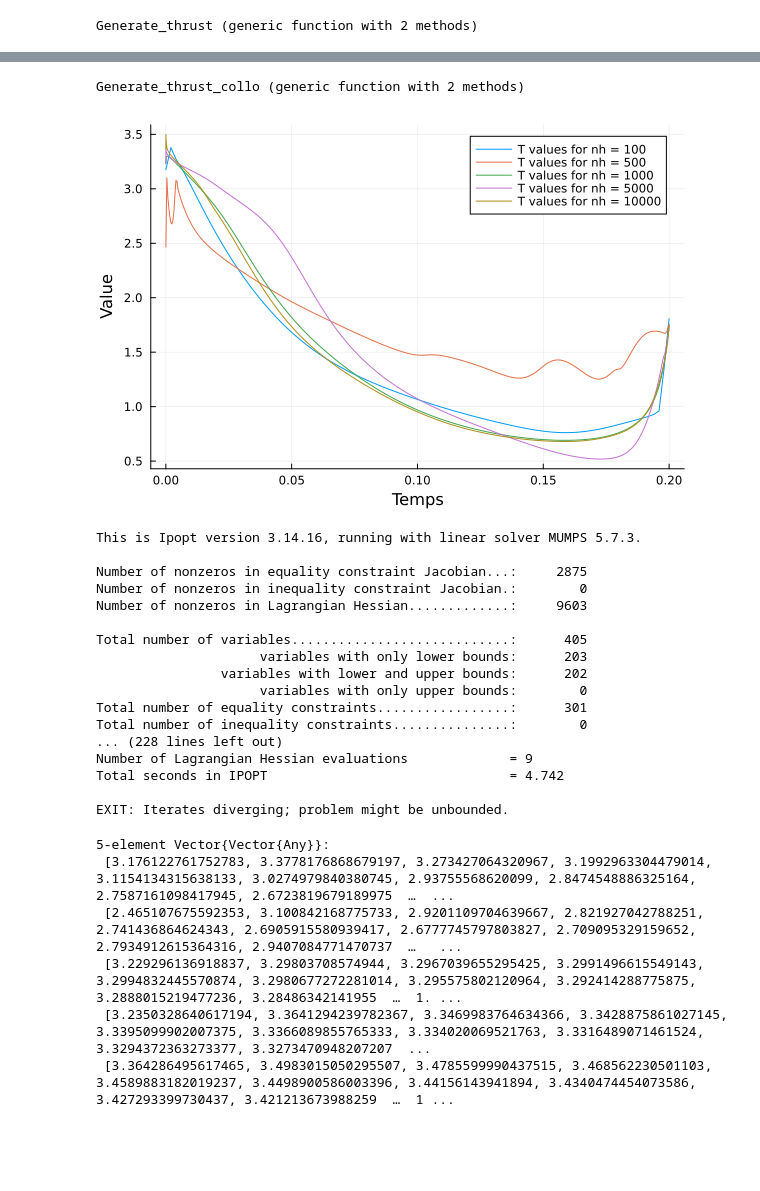
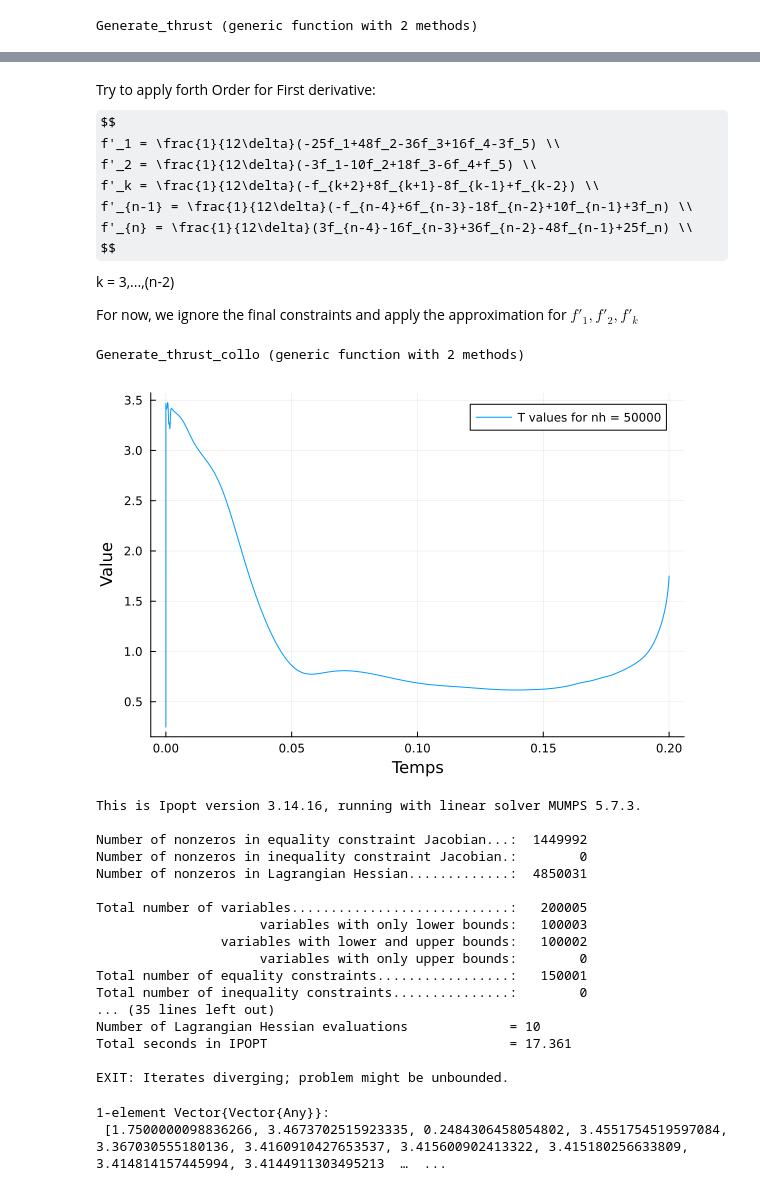
Before and after one commit to MaloZHOU/TR-Contr-le-Multi-Pr-cision-ZHOU, a Jupyter notebook: goddard.ipynb, the cells around one changed output, grey strips where cells are left out. Cells and saved outputs as stored; diff of their text form; code cells hidden in the pictures; some formulas as TeX source; blank space fills up the shorter version.

```diff
--- a/goddard.ipynb
+++ b/goddard.ipynb
@@ -104,6 +104,18 @@ EXIT: Optimal Solution Found.
  [3.4994885322004876, 3.499742501213245, 3.499737634092226, 3.4997326691909807, 3.4997275818421394, 3.4997223618423265, 3.4997170019497847, 3.4997114958033233, 3.4997058372927654, 3.4997000203070945   ...
  [3.4974846831122663, 3.4987393782632714, 3.498733429286303, 3.4987279513157095, 3.498722673190024, 3.498717501602579, 3.4987123910502906, 3.4987073158273314, 3.498702260013552, 3.498697213071389  …   ...
  [3.495028391425834, 3.4975079635543564, 3.497498946072467, 3.4974915137366547, 3.4974847575555406, 3.4974784018032903, 3.497472315426661, 3.4974664225752417, 3.4974606745000187, 3.497455037792555  …  ...
+# %% [markdown]
+Try to apply forth Order for First derivative:
+$$
+f'_1 = \frac{1}{12\delta}(-25f_1+48f_2-36f_3+16f_4-3f_5) \\
+f'_2 = \frac{1}{12\delta}(-3f_1-10f_2+18f_3-6f_4+f_5) \\
+f'_k = \frac{1}{12\delta}(-f_{k+2}+8f_{k+1}-8f_{k-1}+f_{k-2}) \\
+f'_{n-1} = \frac{1}{12\delta}(-f_{n-4}+6f_{n-3}-18f_{n-2}+10f_{n-1}+3f_n) \\
+f'_{n} = \frac{1}{12\delta}(3f_{n-4}-16f_{n-3}+36f_{n-2}-48f_{n-1}+25f_n) \\
+$$
+k = 3,...,(n-2)
+
+For now, we ignore the final constraints and apply the approximation for $f'_1,f'_2,f'_k$
 # %%
 function rocket_model_collo(nh)
     h_0 = 1.0   #hauteur init
@@ -142,10 +154,20 @@ function rocket_model_collo(nh)
 
     # Dynamics à modifier
     @constraints(model, begin
-        con_dh[i=1:nh-1], h[i] == h[i-1] + (1/12) * step * ( 8 * (dh[i] + dh[i-1]) - (dh[i+1] + dh[i-1]) )
-        con_dv[i=1:nh-1], v[i] == v[i-1] + (1/12) * step * ( 8 * (dv[i] + dv[i-1]) - (dv[i+1] + dv[i-1]) )
-        con_dm[i=1:nh-1], m[i] == m[i-1] + (1/12) * step * ( 8 * (dm[i] + dm[i-1]) - (dm[i+1] + dm[i-1]) )
+        con_dh[i=3:nh-1], h[i] == h[i-1] + (1/12) * step * ( 7 * (dh[i] + dh[i-1]) - (dh[i+1] + dh[i-1]) )
+        con_dv[i=3:nh-1], v[i] == v[i-1] + (1/12) * step * ( 7 * (dv[i] + dv[i-1]) - (dv[i+1] + dv[i-1]) )
+        con_dm[i=3:nh-1], m[i] == m[i-1] + (1/12) * step * ( 7 * (dm[i] + dm[i-1]) - (dm[i+1] + dm[i-1]) )
+
+        con_dh_zero, h[1] == h[0] + (1/12) * step * ( 25 * dh[1] - 23 * dh[2] + 13 * dh[3] - 5* dh[4] )
+        con_dv_zero, v[1] == v[0] + (1/12) * step * ( 25 * dv[1] - 23 * dv[2] + 13 * dv[3] - 5* dv[4] )
+        con_dm_zero, m[1] == m[0] + (1/12) * step * ( 25 * dm[1] - 23 * dm[2] + 13 * dm[3] - 5* dm[4] )
+
+        con_dh_init, h[2] == h[1] + (1/12) * step * ( 3 * dh[1] + 13 * dh[2] - 5 * dh[3] +dh[4] )
+        con_dv_init, v[2] == v[1] + (1/12) * step * ( 3 * dv[1] + 13 * dv[2] - 5 * dv[3] +dv[4] )
+        con_dm_init, m[2] == m[1] + (1/12) * step * ( 3 * dm[1] + 13 * dm[2] - 5 * dm[3] +dm[4] )
+
     end)
+
     # Boundary constraints
     @constraints(model, begin
         h_ic, h[0] == h_0
@@ -177,29 +199,25 @@ end
 # %% [output]
 Generate_thrust_collo (generic function with 2 methods)
 # %%
-Generate_thrust_collo()
+Generate_thrust_collo([50000])
 # %% [output]
-[figure, old version]
+[figure, new version]
 This is Ipopt version 3.14.16, running with linear solver MUMPS 5.7.3.
 
-Number of nonzeros in equality constraint Jacobian...:     2875
+Number of nonzeros in equality constraint Jacobian...:  1449992
 Number of nonzeros in inequality constraint Jacobian.:        0
-Number of nonzeros in Lagrangian Hessian.............:     9603
+Number of nonzeros in Lagrangian Hessian.............:  4850031
 
-Total number of variables............................:      405
-                     variables with only lower bounds:      203
-                variables with lower and upper bounds:      202
+Total number of variables............................:   200005
+                     variables with only lower bounds:   100003
+                variables with lower and upper bounds:   100002
                      variables with only upper bounds:        0
-Total number of equality constraints.................:      301
+Total number of equality constraints.................:   150001
 Total number of inequality constraints...............:        0
-... (228 lines left out)
-Number of Lagrangian Hessian evaluations             = 9
-Total seconds in IPOPT                               = 4.742
+... (35 lines left out)
+Number of Lagrangian Hessian evaluations             = 10
+Total seconds in IPOPT                               = 17.361
 
 EXIT: Iterates diverging; problem might be unbounded.
-5-element Vector{Vector{Any}}:
- [3.176122761752783, 3.3778176868679197, 3.273427064320967, 3.1992963304479014, 3.1154134315638133, 3.0274979840380745, 2.93755568620099, 2.8474548886325164, 2.7587161098417945, 2.6723819679189975  …  ...
- [2.465107675592353, 3.100842168775733, 2.9201109704639667, 2.821927042788251, 2.741436864624343, 2.6905915580939417, 2.6777745797803827, 2.709095329159652, 2.7934912615364316, 2.9407084771470737  …   ...
- [3.229296136918837, 3.29803708574944, 3.2967039655295425, 3.2991496615549143, 3.2994832445570874, 3.2980677272281014, 3.295575802120964, 3.292414288775875, 3.2888015219477236, 3.28486342141955  …  1. ...
- [3.2350328640617194, 3.3641294239782367, 3.3469983764634366, 3.3428875861027145, 3.3395099902007375, 3.3366089855765333, 3.334020069521763, 3.3316489071461524, 3.3294372363273377, 3.3273470948207207  ...
- [3.364286495617465, 3.4983015050295507, 3.4785599990437515, 3.468562230501103, 3.4589883182019237, 3.4498900586003396, 3.44156143941894, 3.4340474454073586, 3.427293399730437, 3.421213673988259  …  1 ...
+1-element Vector{Vector{Any}}:
+ [1.7500000098836266, 3.4673702515923335, 0.2484306458054802, 3.4551754519597084, 3.367030555180136, 3.4160910427653537, 3.415600902413322, 3.415180256633809, 3.414814157445994, 3.4144911303495213  …  ...
```
